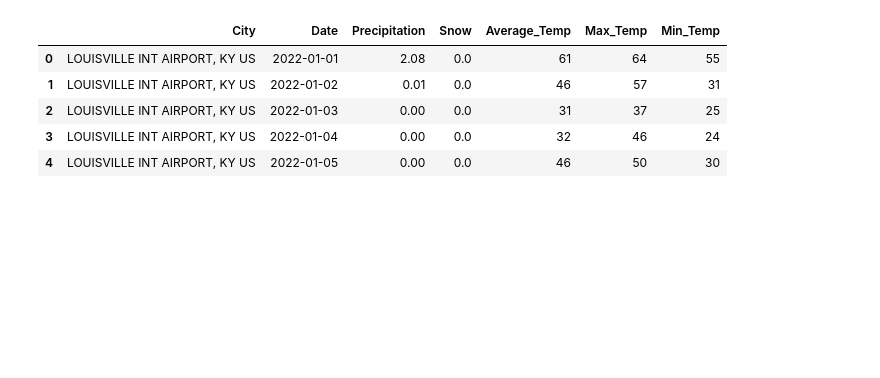
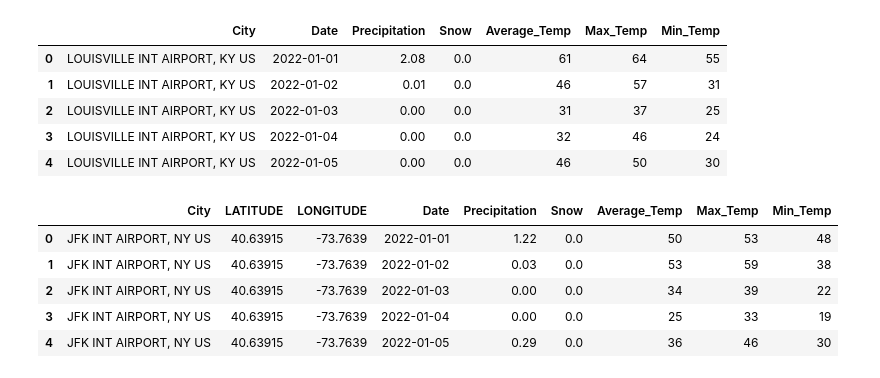
Before and after one commit to BerisDizdar/City_Weather_Comparison, a Jupyter notebook: City_Weather_Comp_2.ipynb, the cells around one changed output. Cells and saved outputs as stored; diff of their text form; code cells hidden in the pictures; blank space fills up the shorter version.

```diff
--- a/City_Weather_Comp_2.ipynb
+++ b/City_Weather_Comp_2.ipynb
@@ -65,3 +163,14 @@ DF2_Loui.head()
 | 2 | LOUISVILLE INT AIRPORT, KY US | 2022-01-03 | 0.00 | 0.0 | 31 | 37 | 25 |
 | 3 | LOUISVILLE INT AIRPORT, KY US | 2022-01-04 | 0.00 | 0.0 | 32 | 46 | 24 |
 | 4 | LOUISVILLE INT AIRPORT, KY US | 2022-01-05 | 0.00 | 0.0 | 46 | 50 | 30 |
+# %%
+DF3_NYC.rename(columns={'NAME': 'City', 'DATE': 'Date', 'PRCP': 'Precipitation', 'SNOW': 'Snow', 'TAVG': 'Average_Temp', 'TMAX': 'Max_Temp', 'TMIN': 'Min_Temp'}, inplace=True)
+# %%
+DF3_NYC.head()
+# %% [output]
+|  | City | LATITUDE | LONGITUDE | Date | Precipitation | Snow | Average_Temp | Max_Temp | Min_Temp |
+| 0 | JFK INT AIRPORT, NY US | 40.63915 | -73.7639 | 2022-01-01 | 1.22 | 0.0 | 50 | 53 | 48 |
+| 1 | JFK INT AIRPORT, NY US | 40.63915 | -73.7639 | 2022-01-02 | 0.03 | 0.0 | 53 | 59 | 38 |
+| 2 | JFK INT AIRPORT, NY US | 40.63915 | -73.7639 | 2022-01-03 | 0.00 | 0.0 | 34 | 39 | 22 |
+| 3 | JFK INT AIRPORT, NY US | 40.63915 | -73.7639 | 2022-01-04 | 0.00 | 0.0 | 25 | 33 | 19 |
+| 4 | JFK INT AIRPORT, NY US | 40.63915 | -73.7639 | 2022-01-05 | 0.29 | 0.0 | 36 | 46 | 30 |
```
Also changed, not shown: parts of 25 cells of this notebook.
